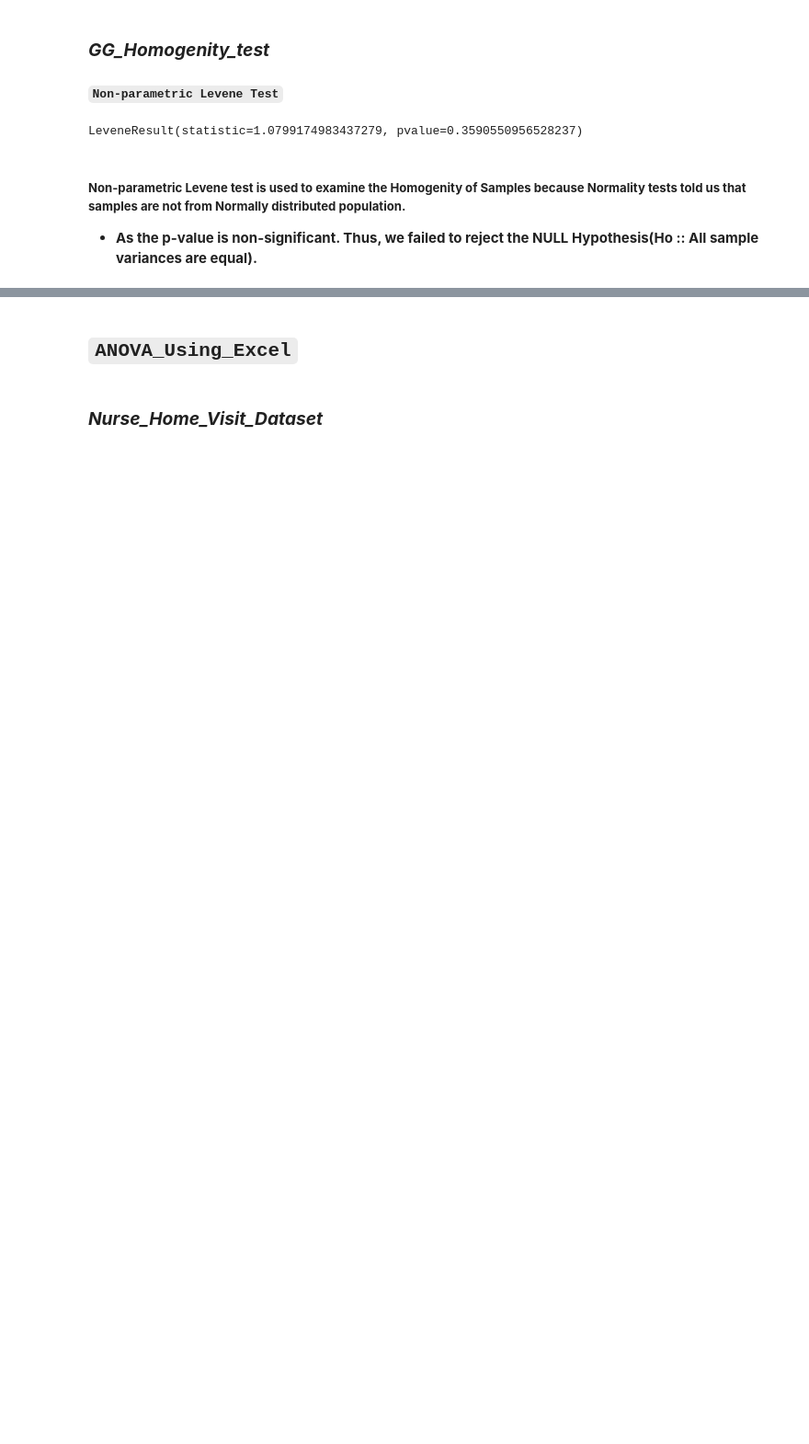
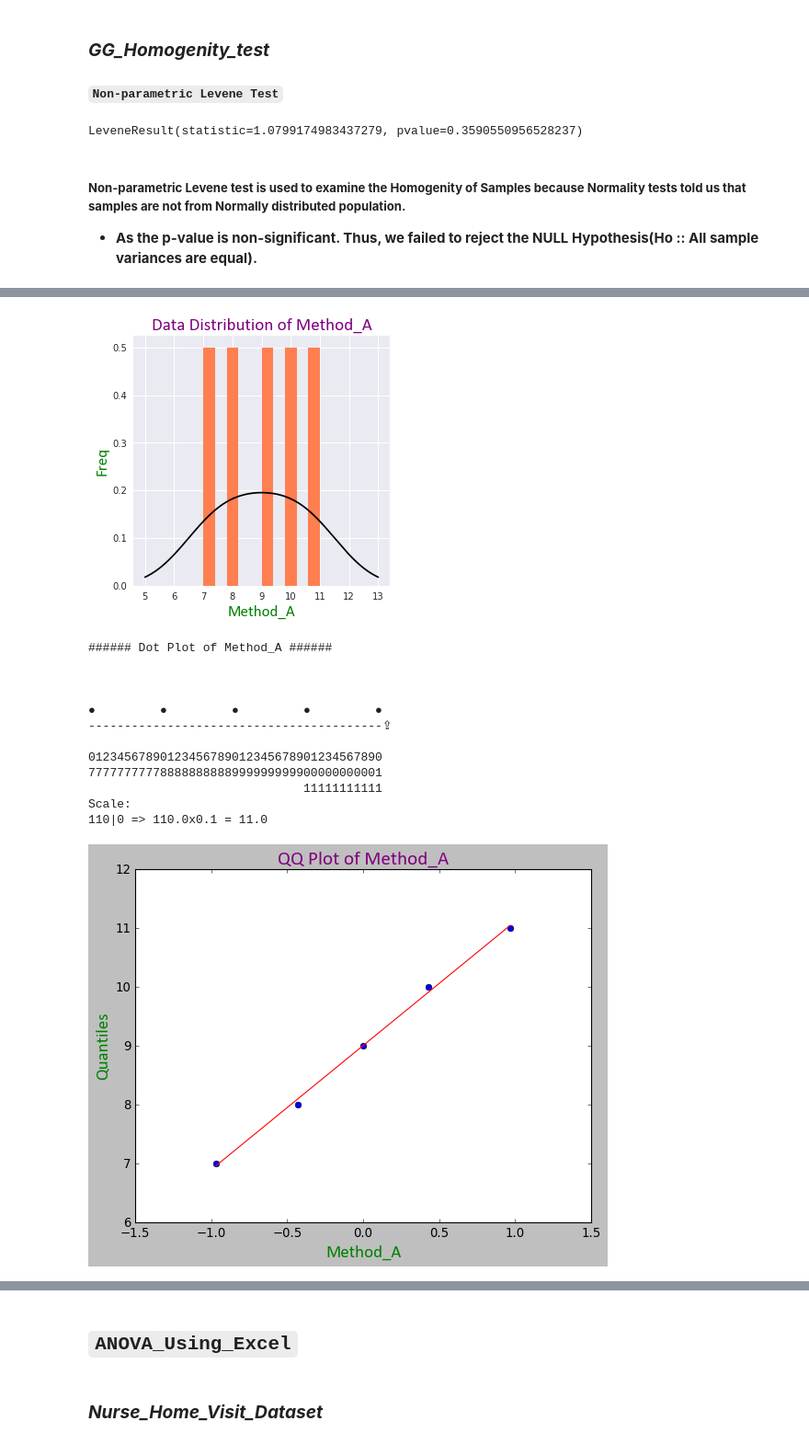
Before and after one commit to raj-shr-git/Statistical_testing_python, a Jupyter notebook: Stats_Practice.ipynb, the cells around one changed output, grey strips where cells are left out. Shown at 92% size. Drawn from its saved outputs; the diff is of its cells as text; code cells hidden in the pictures; blank space fills up the shorter version.

```diff
--- a/Stats_Practice.ipynb
+++ b/Stats_Practice.ipynb
@@ -2891,0 +2984,19 @@ LeveneResult(statistic=1.0799174983437279, pvalue=0.3590550956528237)
+# %%
+anova_assm_8_3_1 = check_anova_assump(data=prosthetic_df,cols=['Method_A'])
+# %%
+anova_assm_8_3_1.all_plots()
+# %% [output]
+[figure, added]
+###### Dot Plot of Method_A ######
+
+
+
+●         ●         ●         ●         ●
+-----------------------------------------⇪
+
+01234567890123456789012345678901234567890
+77777777778888888888999999999900000000001
+                              11111111111
+Scale:
+110|0 => 110.0x0.1 = 11.0
+[figure, added]
```
Also changed, not shown: parts of 90 cells of this notebook.
